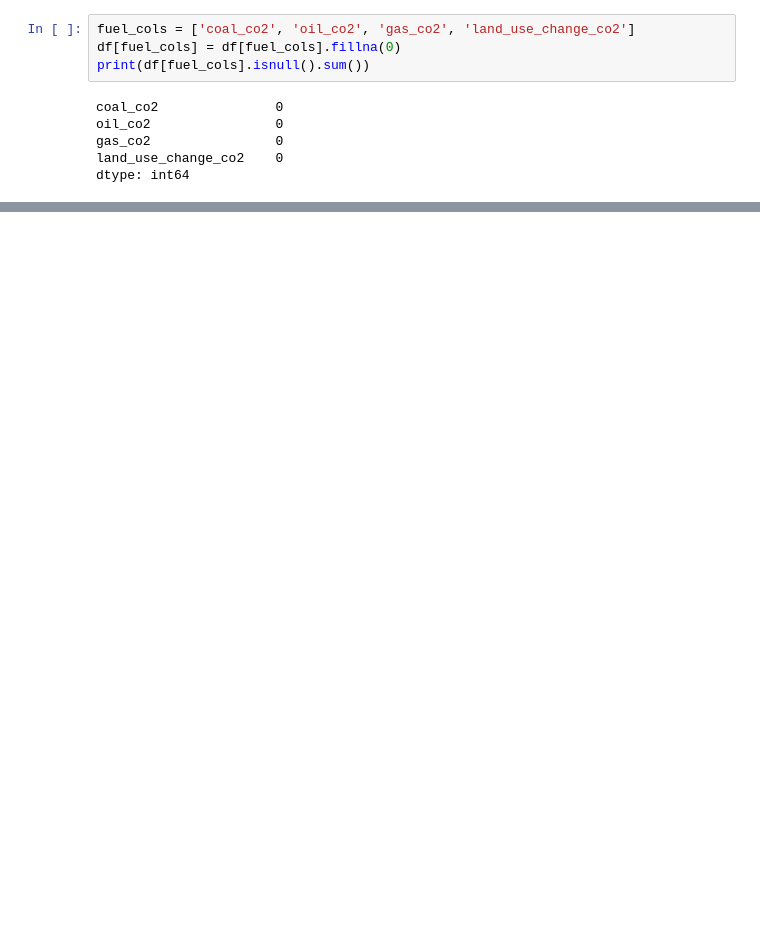
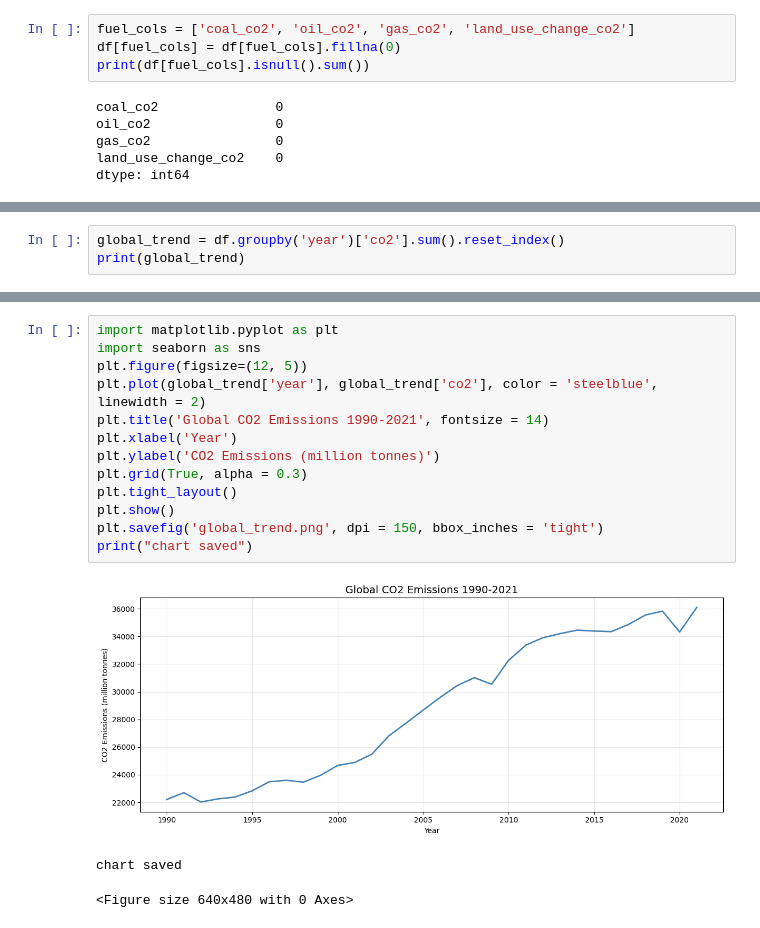
Before and after one commit to Bellevkey22/Global-CO2-Emissions-Risk-Analysis, a Jupyter notebook: co2_exploration.ipynb, the cells around one changed output, grey strips where cells are left out. Cells and saved outputs as stored; diff of their text form; blank space fills up the shorter version.

Commit message:
added top emitters analysis and global share calculation

```diff
--- a/co2_exploration.ipynb
+++ b/co2_exploration.ipynb
@@ -156,0 +210,3 @@ dtype: int64
+# %%
+global_trend = df.groupby('year')['co2'].sum().reset_index()
+print(global_trend)
@@ -156,0 +231,17 @@ dtype: int64
+# %%
+import matplotlib.pyplot as plt
+import seaborn as sns
+plt.figure(figsize=(12, 5))
+plt.plot(global_trend['year'], global_trend['co2'], color = 'steelblue', linewidth = 2)
+plt.title('Global CO2 Emissions 1990-2021', fontsize = 14)
+plt.xlabel('Year')
+plt.ylabel('CO2 Emissions (million tonnes)')
+plt.grid(True, alpha = 0.3)
+plt.tight_layout()
+plt.show()
+plt.savefig('global_trend.png', dpi = 150, bbox_inches = 'tight')
+print("chart saved")
+# %% [output]
+[figure, added]
+chart saved
+<Figure size 640x480 with 0 Axes>
```
Also changed, not shown: parts of 9 cells of this notebook.
